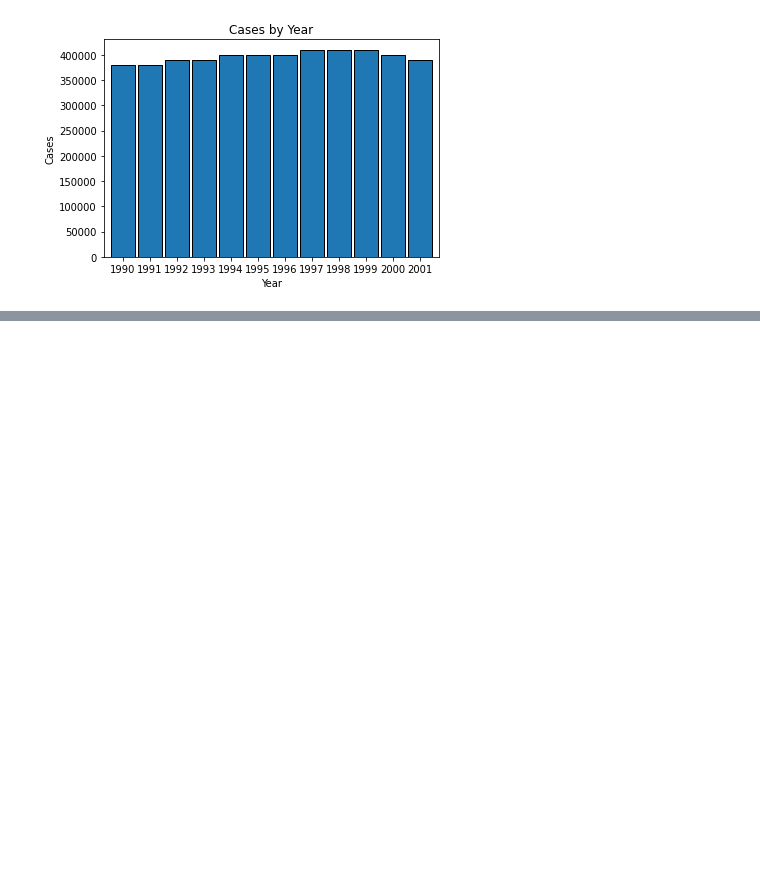
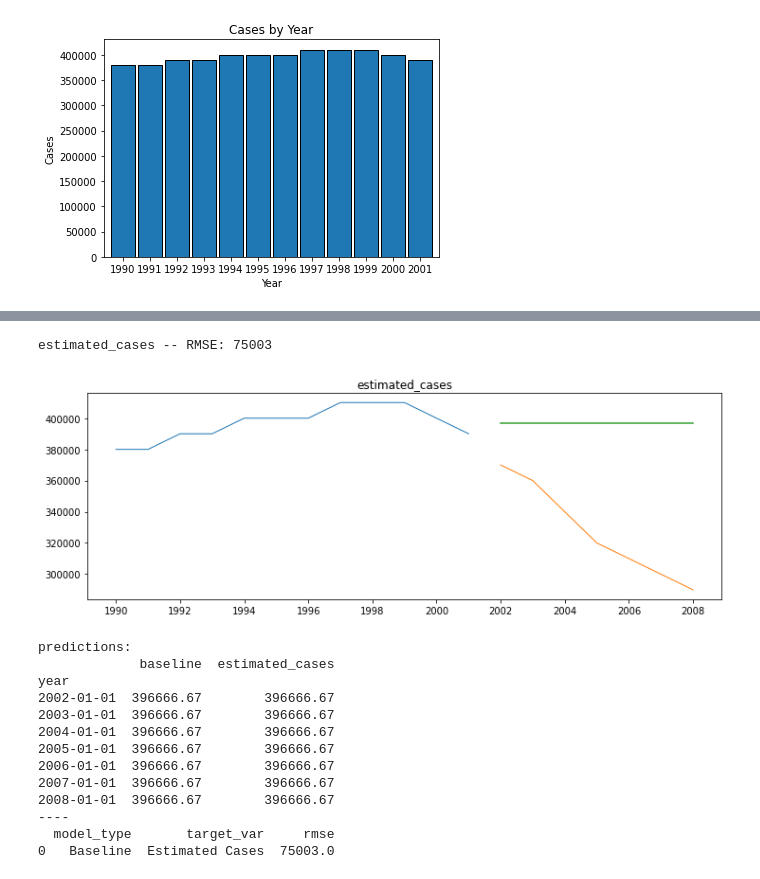
Before and after one commit to JenniferMLewis/Methodologies-I-Individual-Project, a Jupyter notebook: initial.ipynb, the cells around one changed output, grey strips where cells are left out. Drawn from its saved outputs; the diff is of its cells as text; code cells hidden in the pictures; blank space fills up the shorter version.

Commit message:
Many hours of issues with models later. I need some sleep.

```diff
--- a/initial.ipynb
+++ b/initial.ipynb
@@ -898,0 +1205,3 @@ I keep driving myself nuts trying to figure out why
+# %%
+eval_df = create_eval()
+yhat_df = create_yhat(train, validate)
@@ -898,0 +1220,18 @@ I keep driving myself nuts trying to figure out why
+# %%
+eval_df = baseline(train, validate, yhat_df, eval_df)
+# %% [output]
+estimated_cases -- RMSE: 75003
+[figure, added]
+predictions:
+             baseline  estimated_cases
+year
+2002-01-01  396666.67        396666.67
+2003-01-01  396666.67        396666.67
+2004-01-01  396666.67        396666.67
+2005-01-01  396666.67        396666.67
+2006-01-01  396666.67        396666.67
+2007-01-01  396666.67        396666.67
+2008-01-01  396666.67        396666.67
+----
+  model_type       target_var     rmse
+0   Baseline  Estimated Cases  75003.0
```
Also changed, not shown: parts of 40 cells of this notebook, 1 other file.
